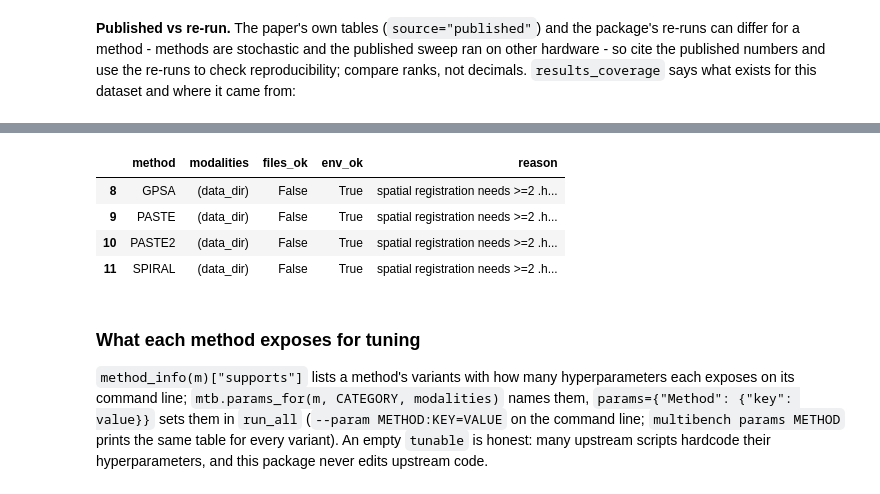
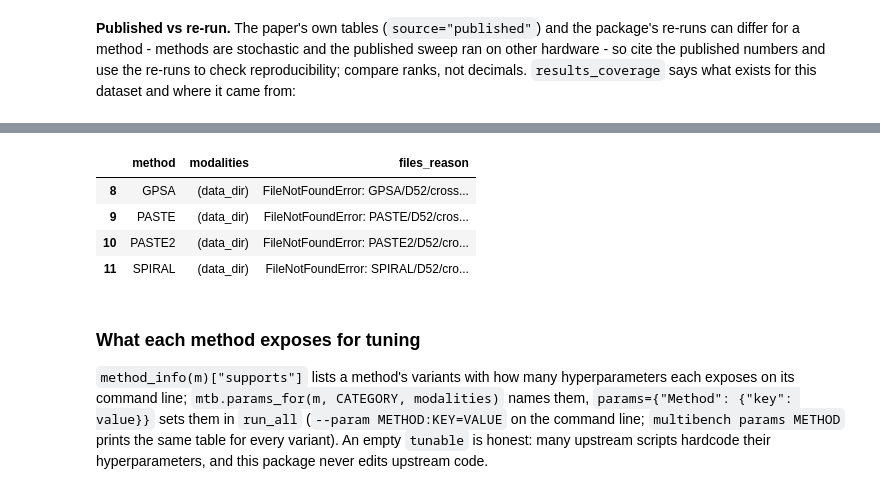
Before and after one commit to DSichang/scMultiBench, a Jupyter notebook: tutorials/cross/cross.ipynb, the cells around one changed output, grey strips where cells are left out. Saved outputs shown, nothing was run; the diff lists cells and outputs as text; code cells hidden in the pictures.

```diff
--- a/tutorials/cross/cross.ipynb
+++ b/tutorials/cross/cross.ipynb
@@ -114,0 +121,18 @@ res.summary
+# %%
+def stored_sweep(dataset, methods=None):
+    """The package's own sweep of `dataset` (`load_results(source="rerun")`) as the object
+    `run_all` returns, so `.summary` / `.plot()` work on a host that cannot run the methods."""
+    long = mtb.load_results(CATEGORY, dataset=dataset, source="rerun", methods=methods)
+    recs = [{"method": m, "status": "STORED", "metrics": g.set_index("metric")["value"].to_dict()}
+            for m, g in long.groupby("method")]
+    return mtb.BatchResult(recs, dataset, CATEGORY)
+
+check = mtb.scan("D52", CATEGORY, methods=['UINMF', 'sciPENN', 'StabMap'])
+if check.env_ok.any():
+    res = mtb.run_all("D52", CATEGORY,
+                      methods=['UINMF', 'sciPENN', 'StabMap'],
+                      out_dir="/tmp/tutorial_cross")
+else:
+    print("no method environment on this host - the run is skipped; the stored results below cover it")
+    res = stored_sweep("D52", ['UINMF', 'sciPENN', 'StabMap'])
+res.summary
@@ -297,0 +319,10 @@ mine.summary
+# %%
+if sc[sc.method.isin(['UINMF', 'sciPENN', 'StabMap'])].env_ok.any():
+    mine = mtb.run_all(f"MYDATA_cross", CATEGORY,
+                       methods=['UINMF', 'sciPENN', 'StabMap'],
+                       out_dir=f"{DATA_ROOT}/out_cross",
+                       data_path=DATA_ROOT)
+else:
+    print("no method environment on this host - the run is skipped; the stored results below cover it")
+    mine = stored_sweep("D52s", ['UINMF', 'sciPENN', 'StabMap'])   # D52s: the package's own 60% subsample of D52, the construction above
+mine.summary
@@ -391,12 +436,12 @@ avail[avail.runnable][["method", "modalities", "env", "output_kind",
 # %%
-not_ok = avail[~avail.runnable][["method", "modalities", "files_ok", "env_ok", "reason"]]
-not_ok.head(5) if len(not_ok) else "(everything in this category runs here)"
+not_ok = avail[~avail.files_ok][["method", "modalities", "files_reason"]]
+not_ok.head(5) if len(not_ok) else "(every method's inputs resolve on this dataset)"
 # %% [output]
-|  | method | modalities | files_ok | env_ok | reason |
-| 8 | GPSA | (data_dir) | False | True | spatial registration needs >=2 .h... |
-| 9 | PASTE | (data_dir) | False | True | spatial registration needs >=2 .h... |
-| 10 | PASTE2 | (data_dir) | False | True | spatial registration needs >=2 .h... |
-| 11 | SPIRAL | (data_dir) | False | True | spatial registration needs >=2 .h... |
+|  | method | modalities | files_reason |
+| 8 | GPSA | (data_dir) | FileNotFoundError: GPSA/D52/cross... |
+| 9 | PASTE | (data_dir) | FileNotFoundError: PASTE/D52/cros... |
+| 10 | PASTE2 | (data_dir) | FileNotFoundError: PASTE2/D52/cro... |
+| 11 | SPIRAL | (data_dir) | FileNotFoundError: SPIRAL/D52/cro... |
 # %% [markdown]
 ### What each method exposes for tuning
 
```
Also changed, not shown: parts of 26 cells of this notebook, 17 other files.
